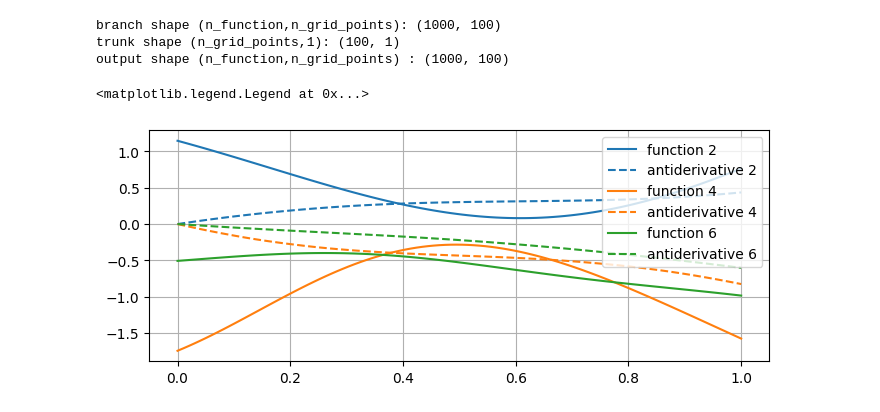
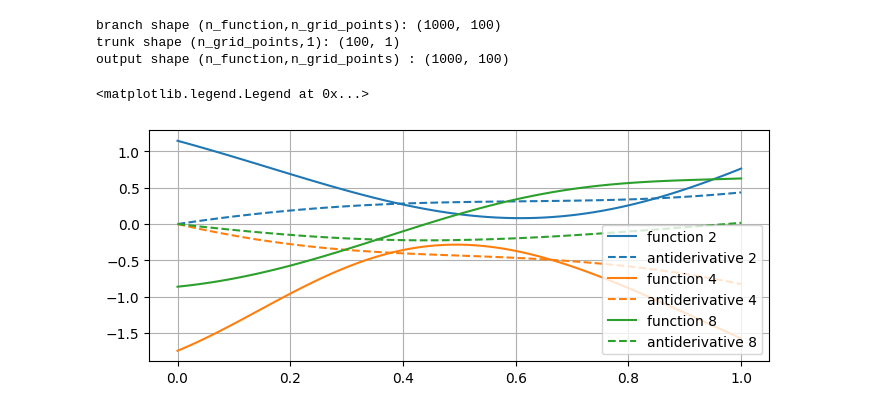
Before and after one commit to jcabbasi/SCIML2024workshop, a Jupyter notebook: tut3_DeepONet.ipynb, the cells around one changed output. Saved outputs shown, nothing was run; the diff lists cells and outputs as text; code cells hidden in the pictures.

```diff
--- a/tut3_DeepONet.ipynb
+++ b/tut3_DeepONet.ipynb
@@ -317,31 +351,31 @@ output shape (n_function,n_grid_points) : (1000, 100)
 # %%
 color_palette = [
     '#1f77b4',  # Blue
     '#ff7f0e',  # Orange
     '#2ca02c',  # Green
     '#d62728',  # Red
     '#9467bd',  # Purple
     '#8c564b',  # Brown
     '#e377c2',  # Pink
     '#7f7f7f',  # Gray
     '#bcbd22',  # Yellow-Green
     '#17becf'   # Teal
 ]
 
-ih = [2, 4, 6]
+ih = [2, 4, 8]
 
 plt.figure(figsize=(8, 3))
 
 for i, color in zip(ih, color_palette):
     xspan = trunk_train.flatten()
     plt.plot(xspan, branch_train[i, :], label=f'function {i}', linestyle='-', color=color)  # Solid line
     plt.plot(xspan, Y_train[i, :], '--', label=f'antiderivative {i}', color=color)  # Dashed line with same color
 
 plt.grid()
 plt.legend(loc='best')
 # %% [output]
 <matplotlib.legend.Legend at 0x...>
-[figure, old version]
+[figure, new version]
 # %%
 #creating model#
 model = DeepONet(n_branch=100,width=40,depth=1,p=40,act=torch.relu)
```
Also changed, not shown: parts of 11 cells of this notebook, 9 other files.
